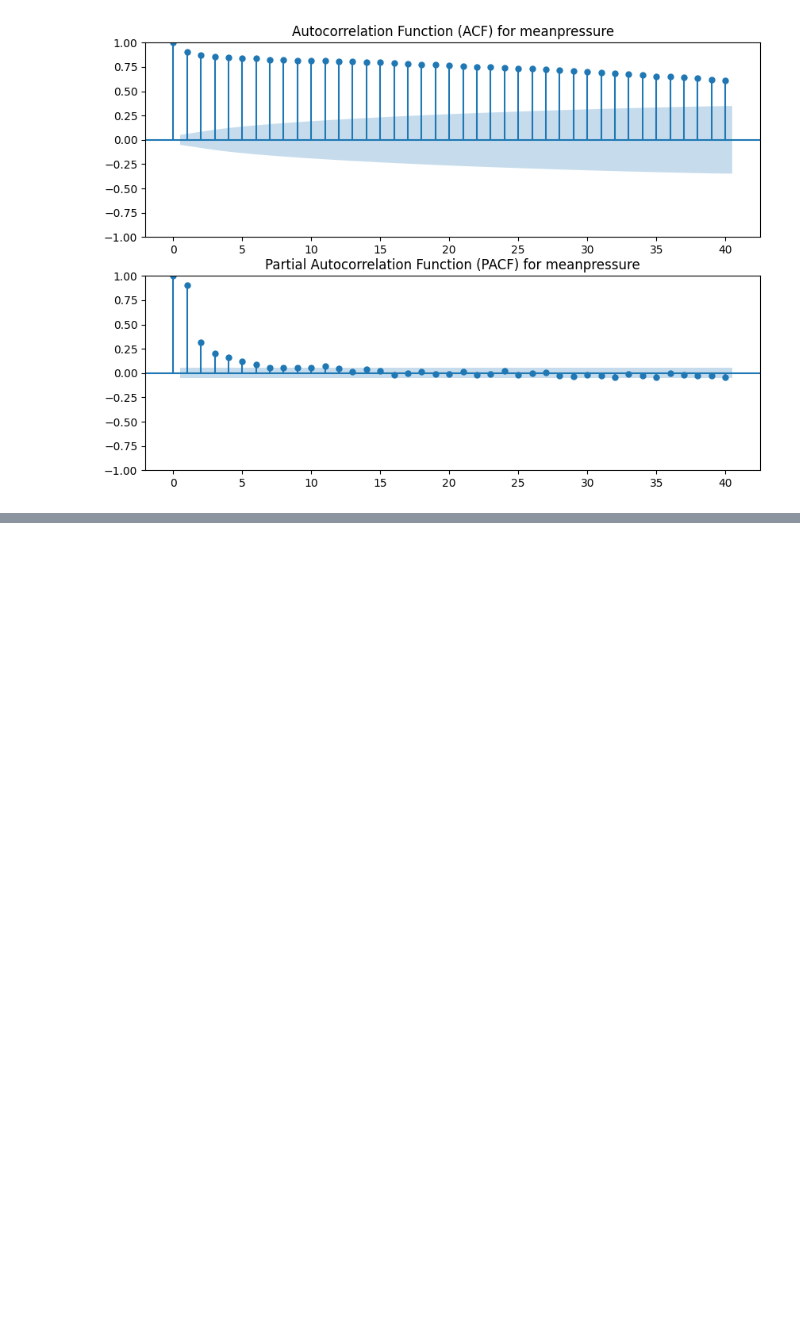
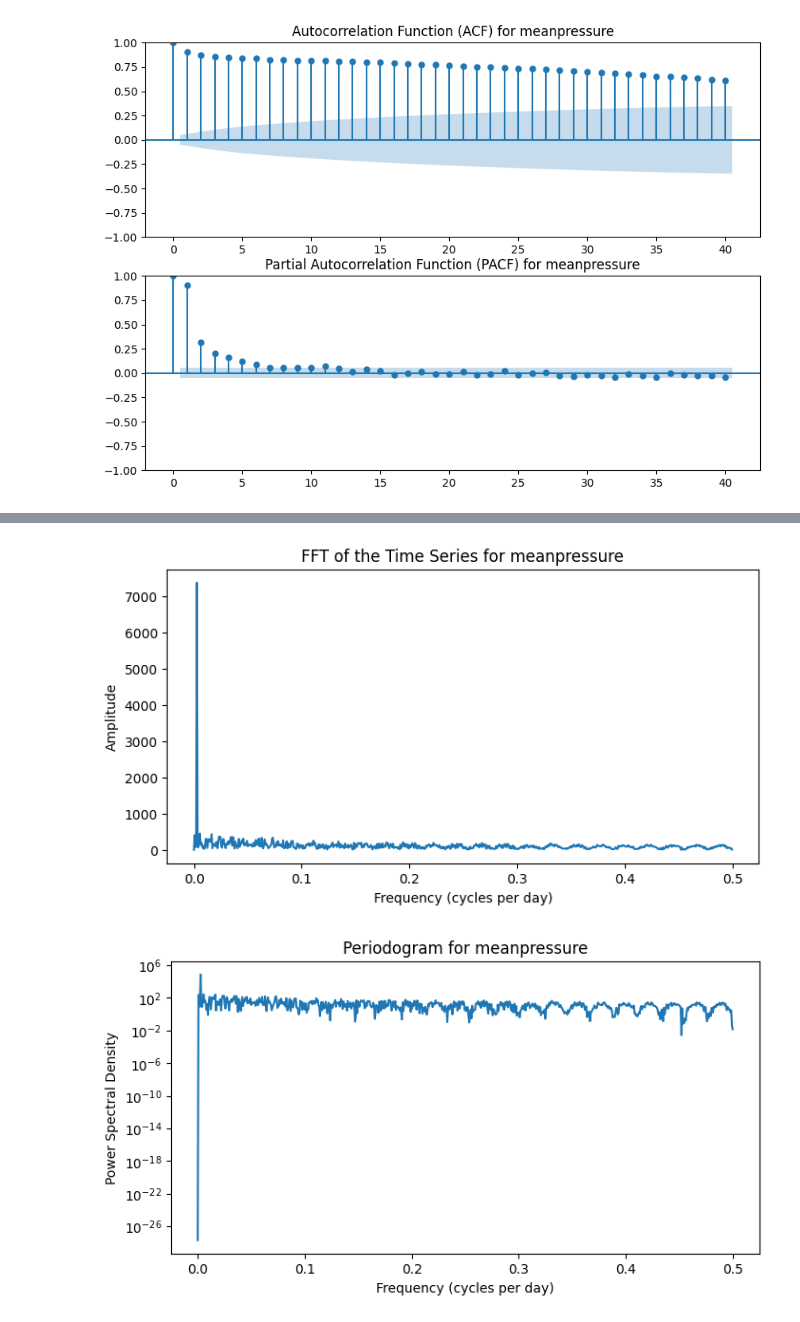
Before and after one commit to porojanmadalin/TSA, a Jupyter notebook: a02.ipynb, the cells around one changed output, grey strips where cells are left out. Saved outputs shown, nothing was run; the diff lists cells and outputs as text; code cells hidden in the pictures; blank space fills up the shorter version.

```diff
--- a/a02.ipynb
+++ b/a02.ipynb
@@ -322,0 +392,5 @@ pacf('meanpressure')
+# %%
+fdd('meanpressure')
+# %% [output]
+[figure, added]
+[figure, added]
```
Also changed, not shown: parts of 12 cells of this notebook.
